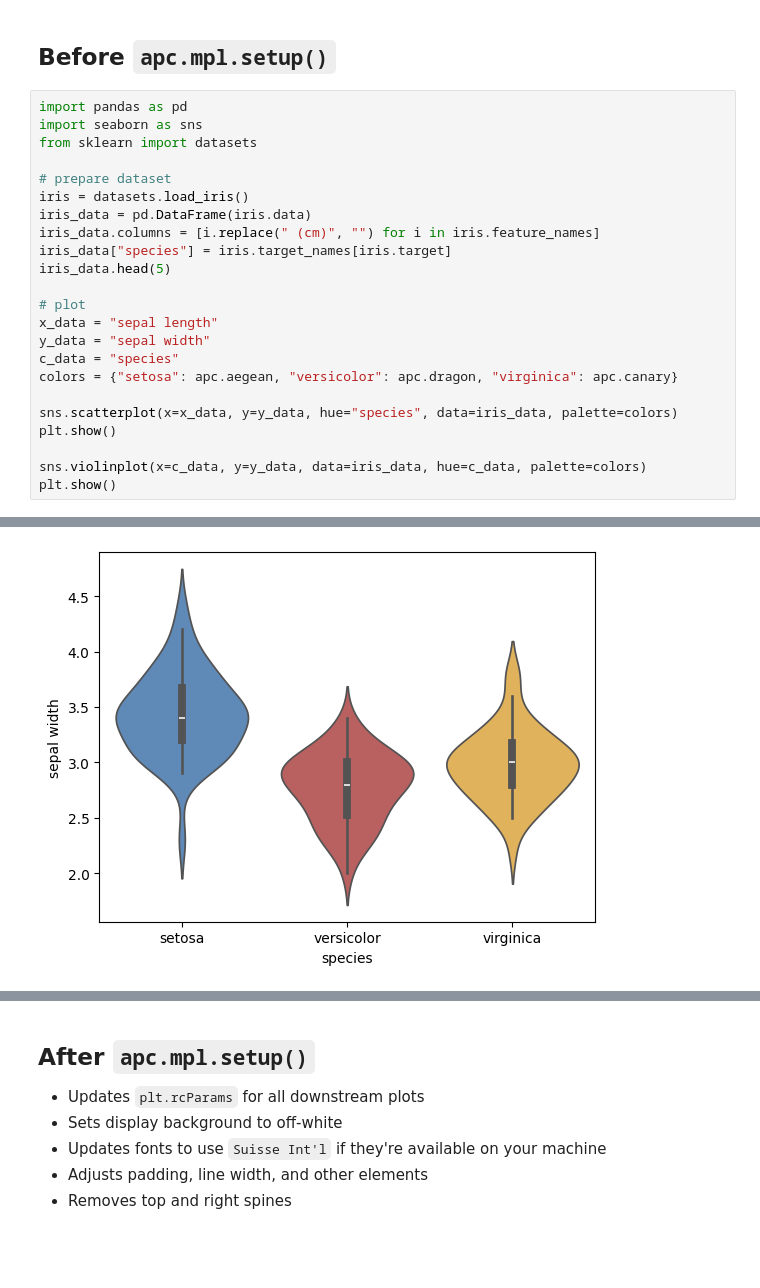
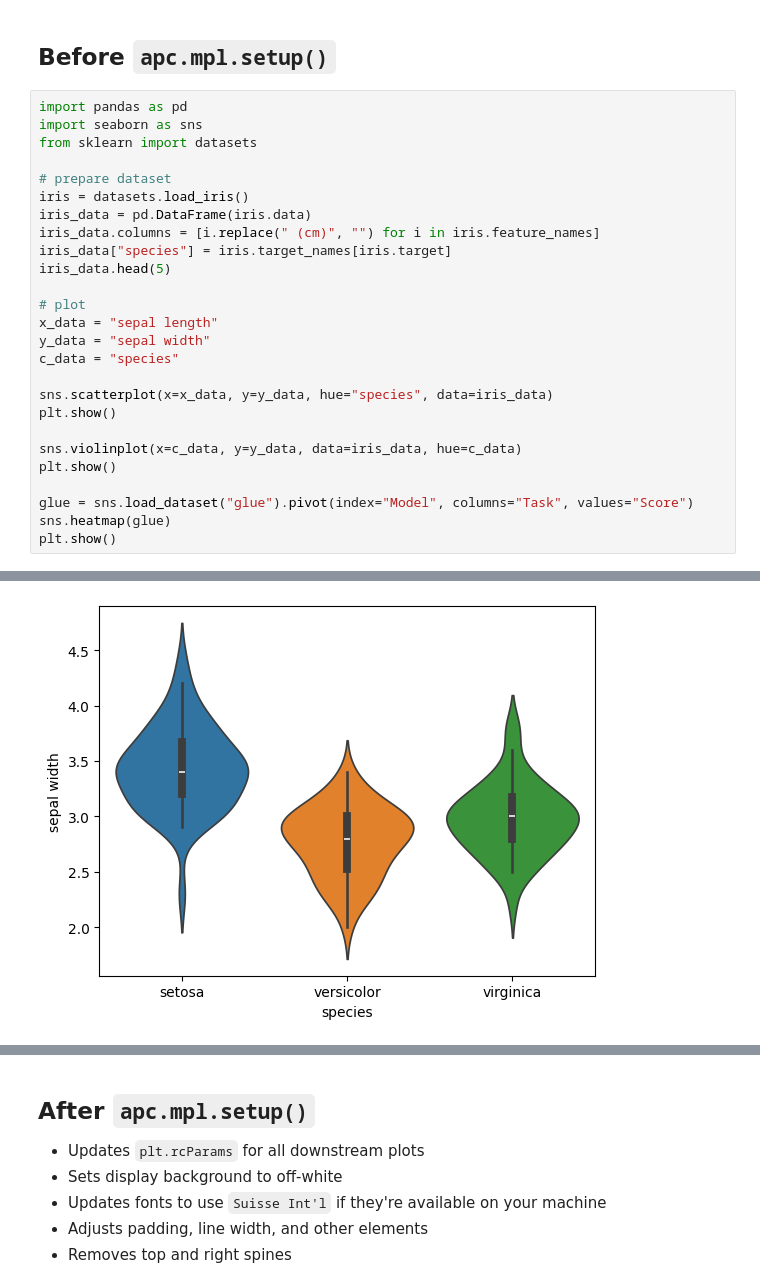
Before and after one commit to Arcadia-Science/arcadia-pycolor, a Jupyter notebook: usage_example.ipynb, the cells around one changed output, grey strips where cells are left out. Drawn from its saved outputs; the diff is of its cells as text; blank space fills up the shorter version.

```diff
--- a/usage_example.ipynb
+++ b/usage_example.ipynb
@@ -134,11 +134,14 @@ iris_data.head(5)
 x_data = "sepal length"
 y_data = "sepal width"
 c_data = "species"
-colors = {"setosa": apc.aegean, "versicolor": apc.dragon, "virginica": apc.canary}
 
-sns.scatterplot(x=x_data, y=y_data, hue="species", data=iris_data, palette=colors)
+sns.scatterplot(x=x_data, y=y_data, hue="species", data=iris_data)
 plt.show()
 
-sns.violinplot(x=c_data, y=y_data, data=iris_data, hue=c_data, palette=colors)
+sns.violinplot(x=c_data, y=y_data, data=iris_data, hue=c_data)
 plt.show()
+
+glue = sns.load_dataset("glue").pivot(index="Model", columns="Task", values="Score")
+sns.heatmap(glue)
+plt.show()
 # %% [output]
@@ -146 +149 @@ plt.show()
-[figure, old version]
+[figure, new version]
```
Also changed, not shown: parts of 10 cells of this notebook, 14 other files.
